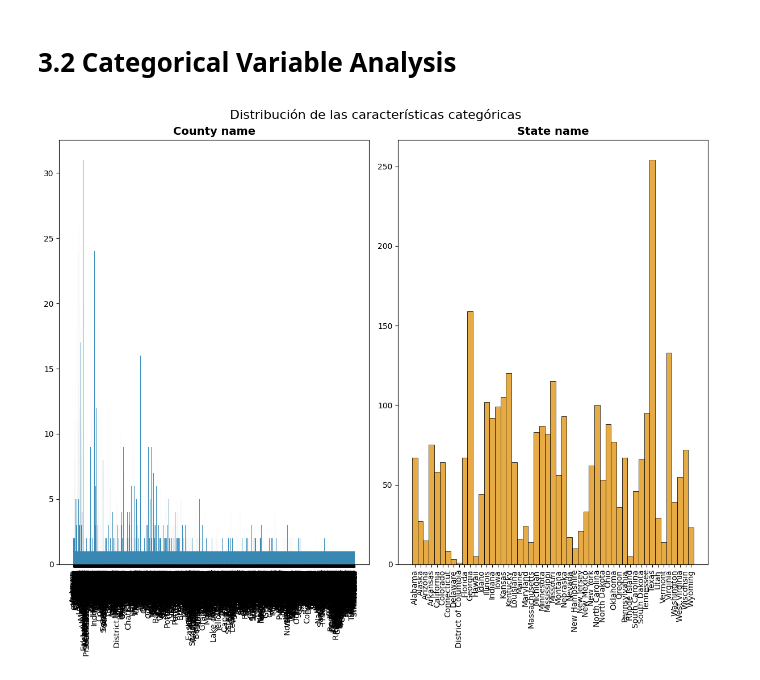
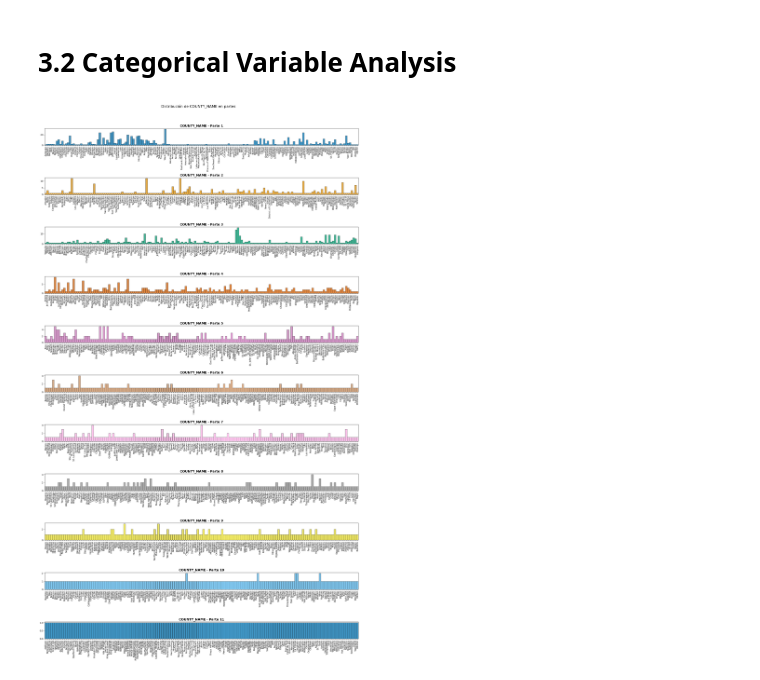
Before and after one commit to NatTajuelo/Modelos-Lineales-Regulares, a Jupyter notebook: src/explore.ipynb, the cells around one changed output. Cells and saved outputs as stored; diff of their text form; code cells hidden in the pictures.

```diff
--- a/src/explore.ipynb
+++ b/src/explore.ipynb
@@ -108,22 +118,24 @@ df_cat.head(3)
 # %% [markdown]
 # 3.2 Categorical Variable Analysis
 # %%
-fig, axis = plt.subplots(1, 2, figsize=(12, 10))
-fig.suptitle("Distribución de las características categóricas", fontsize=16)
+county_names = df_cat['COUNTY_NAME'].unique()
+num_particiones = 11
+divisiones = np.array_split(county_names, num_particiones)
 
-categorias = [
-    ("COUNTY_NAME", 0, 0),
-    ("STATE_NAME", 0, 1),
-]
-colores = sns.color_palette("colorblind")
+fig, axis = plt.subplots(num_particiones, 1, figsize=(20, 35))
+fig.suptitle("Distribución de COUNTY_NAME en partes", fontsize=16)
 
-for i, (col, row, col_pos) in enumerate(categorias):
-    ax = axis[col_pos]
-    sns.histplot(data=df_cat, x=col, ax=ax, color=colores[i]).set(xlabel=None, ylabel=None)
-    ax.set_title(col.replace("_", " ").capitalize(), fontsize=14, fontweight='bold')
-    ax.set_xticklabels(ax.get_xticklabels(), rotation=90)
+colores = sns.color_palette("colorblind", num_particiones)
 
-plt.tight_layout()
+for i, division in enumerate(divisiones):
+    subset = df_cat[df_cat['COUNTY_NAME'].isin(division)]
+    ax = axis[i]
+    sns.histplot(data=subset, x="COUNTY_NAME", ax=ax, color=colores[i]).set(xlabel=None, ylabel=None)
+    ax.set_title(f"COUNTY_NAME - Parte {i+1}", fontsize=14, fontweight='bold')
+    ax.tick_params(axis='x', rotation=90)
+    ax.margins(x=0)
+
+plt.tight_layout(rect=[0, 0, 1, 0.96])
 plt.show()
 # %% [output]
-[figure, old version]
+[figure, new version]
```
Also changed, not shown: parts of 8 cells of this notebook.
